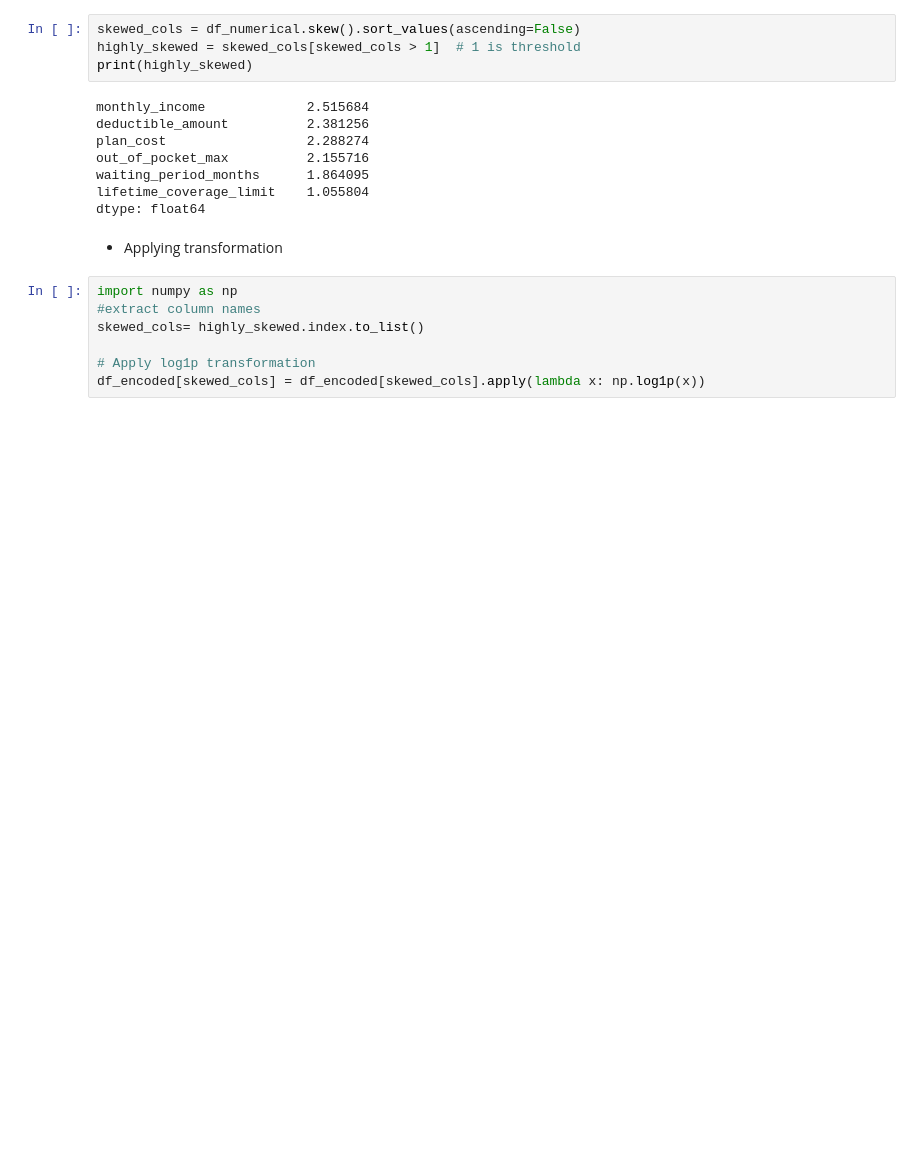
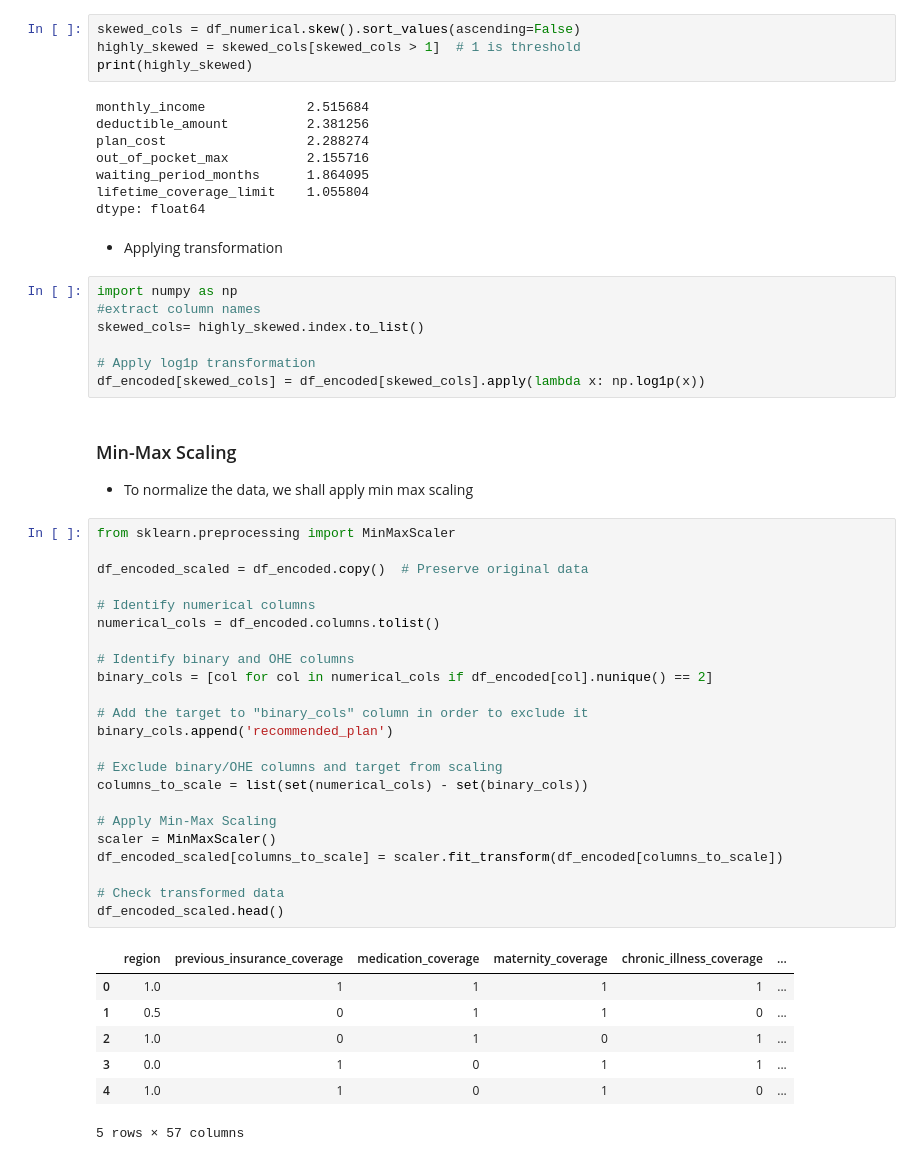
Before and after one commit to ruth-kitasi/Health-Insurance-Recommender-System, a Jupyter notebook: Notebooks/leo.ipynb, the cells around one changed output. Saved outputs shown, nothing was run; the diff lists cells and outputs as text; blank space fills up the shorter version.

Commit message:
Data Preprocessing- add Min-Max scaling

```diff
--- a/Notebooks/leo.ipynb
+++ b/Notebooks/leo.ipynb
@@ -850,3 +850,38 @@ skewed_cols= highly_skewed.index.to_list()
 
 # Apply log1p transformation
 df_encoded[skewed_cols] = df_encoded[skewed_cols].apply(lambda x: np.log1p(x))
+# %% [markdown]
+### Min-Max Scaling
+
+- To normalize the data, we shall apply min max scaling
+# %%
+from sklearn.preprocessing import MinMaxScaler
+
+df_encoded_scaled = df_encoded.copy()  # Preserve original data
+
+# Identify numerical columns
+numerical_cols = df_encoded.columns.tolist()
+
+# Identify binary and OHE columns
+binary_cols = [col for col in numerical_cols if df_encoded[col].nunique() == 2]
+
+# Add the target to "binary_cols" column in order to exclude it
+binary_cols.append('recommended_plan')
+
+# Exclude binary/OHE columns and target from scaling
+columns_to_scale = list(set(numerical_cols) - set(binary_cols))
+
+# Apply Min-Max Scaling
+scaler = MinMaxScaler()
+df_encoded_scaled[columns_to_scale] = scaler.fit_transform(df_encoded[columns_to_scale])
+
+# Check transformed data
+df_encoded_scaled.head()
+# %% [output]
+|  | region | previous_insurance_coverage | medication_coverage | maternity_coverage | chronic_illness_coverage | ... |
+| 0 | 1.0 | 1 | 1 | 1 | 1 | ... |
+| 1 | 0.5 | 0 | 1 | 1 | 0 | ... |
+| 2 | 1.0 | 0 | 1 | 0 | 1 | ... |
+| 3 | 0.0 | 1 | 0 | 1 | 1 | ... |
+| 4 | 1.0 | 1 | 0 | 1 | 0 | ... |
+5 rows × 57 columns
```
